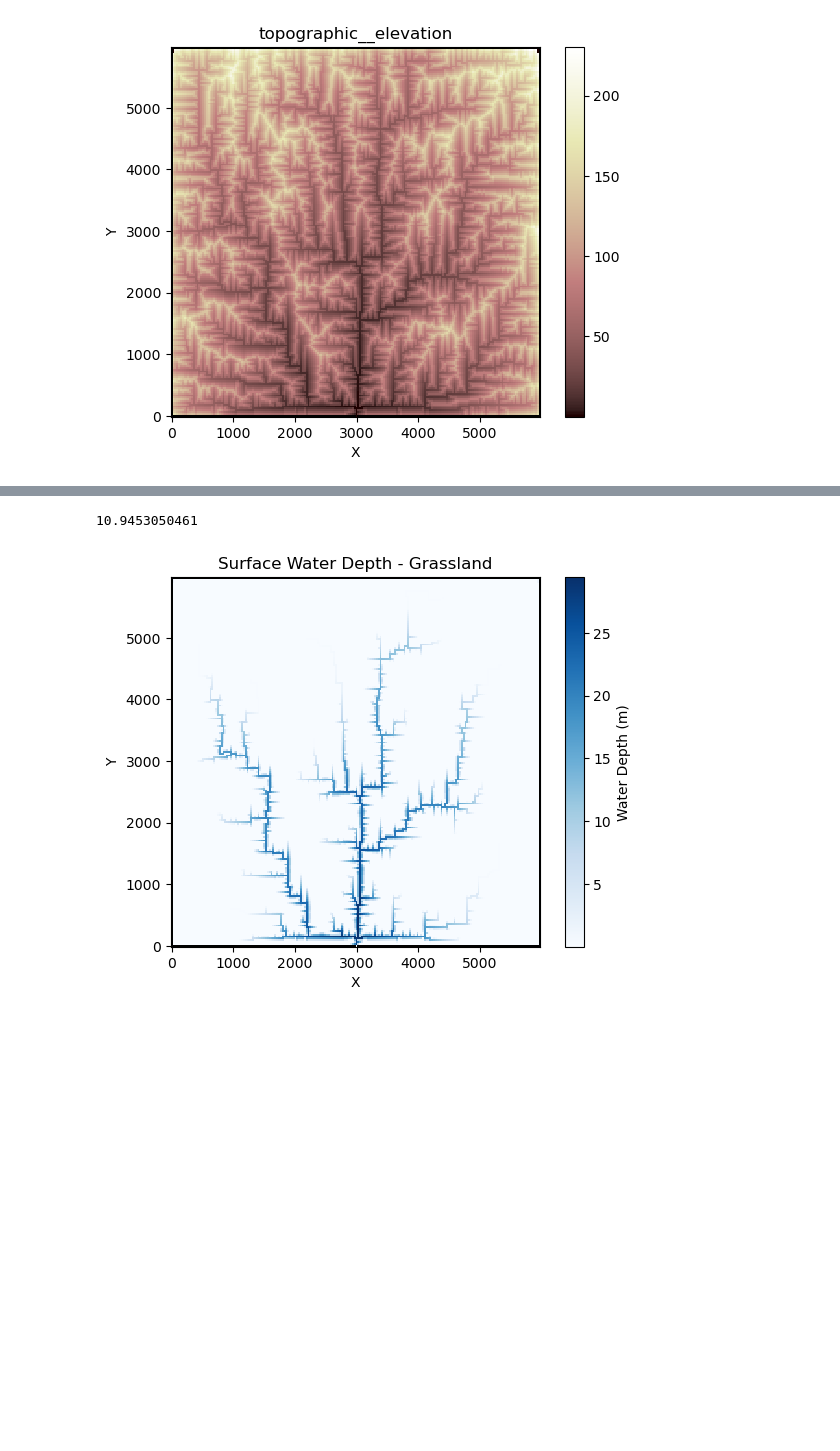
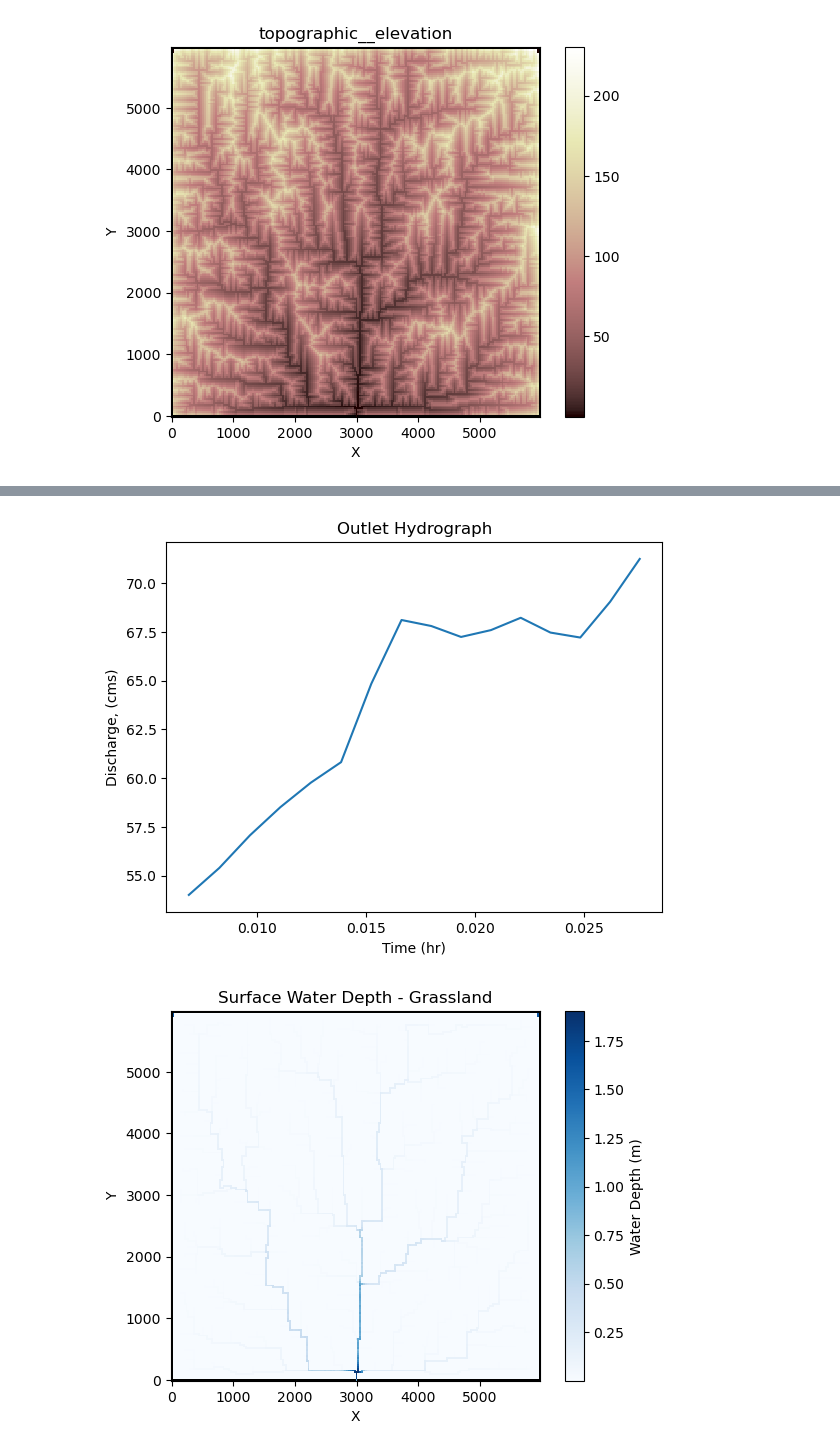
Before and after one commit to csdms-espin/Overland_flow_veg, a Jupyter notebook: Overlandflow_lesson.ipynb, the cells around one changed output, grey strips where cells are left out. Saved outputs shown, nothing was run; the diff lists cells and outputs as text; code cells hidden in the pictures; blank space fills up the shorter version.

```diff
--- a/Overlandflow_lesson.ipynb
+++ b/Overlandflow_lesson.ipynb
@@ -144,19 +215,27 @@ def newOverlandFlow(den, diam, height, mannings_n):
 # %%
+time, discharge = newOverlandFlow(den = 4500, diam = 0.003, height = 0.15, mannings_n = 0.02)[1:3] # https://landlab.readthedocs.io/en/master/user_guide/overland_flow_user_guide.html
+plt.plot(time[5:], discharge[5:])
+plt.xlabel('Time (hr)')
+plt.ylabel('Discharge, (cms)')
+plt.title('Outlet Hydrograph')
+plt.show()
+
+
 # calculate the roughness for different vegetation
 
 # Veg 1 - grassland
 # varrying n
-print(newOverlandFlow(den = 10000, diam = 0.003, height = 0.15, mannings_n = 0.02)[1])
+#print(newOverlandFlow(den = 10000, diam = 0.003, height = 0.15, mannings_n = 0.02)[1])
 grass_varying_n = newOverlandFlow(den = 4500, diam = 0.003, height = 0.15, mannings_n = 0.02)[0]
 #figure('water depth')
 imshow.imshow_grid(grass_varying_n,  "surface_water__depth",
                            cmap = 'Blues',
                            plot_name = 'Surface Water Depth - Grassland', # figure out how to change title
                            var_name = 'Water Depth (m)',
                            at = 'node')
 #print(len(new_manning))
 #print(grid.number_of_links)
 #print(elapsed_time)
 # %% [output]
-10.9453050461
-[figure, old version]
+[figure, new version]
+[figure, added]
```
Also changed, not shown: parts of 13 cells of this notebook.
